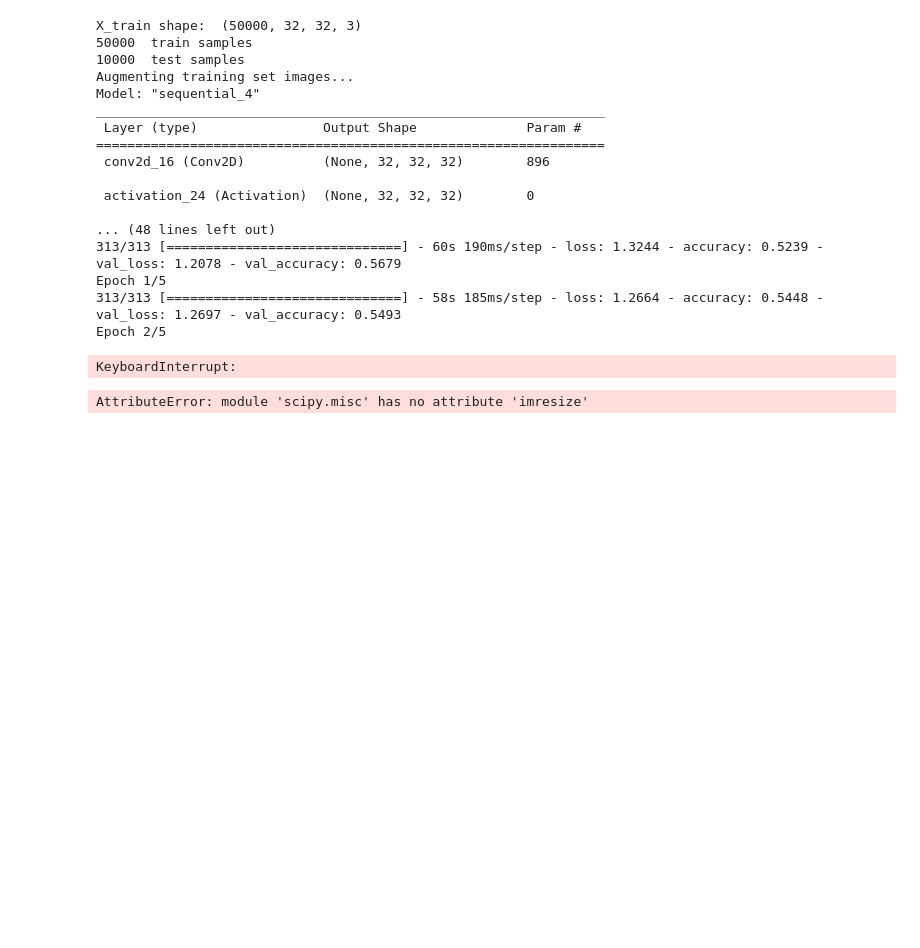
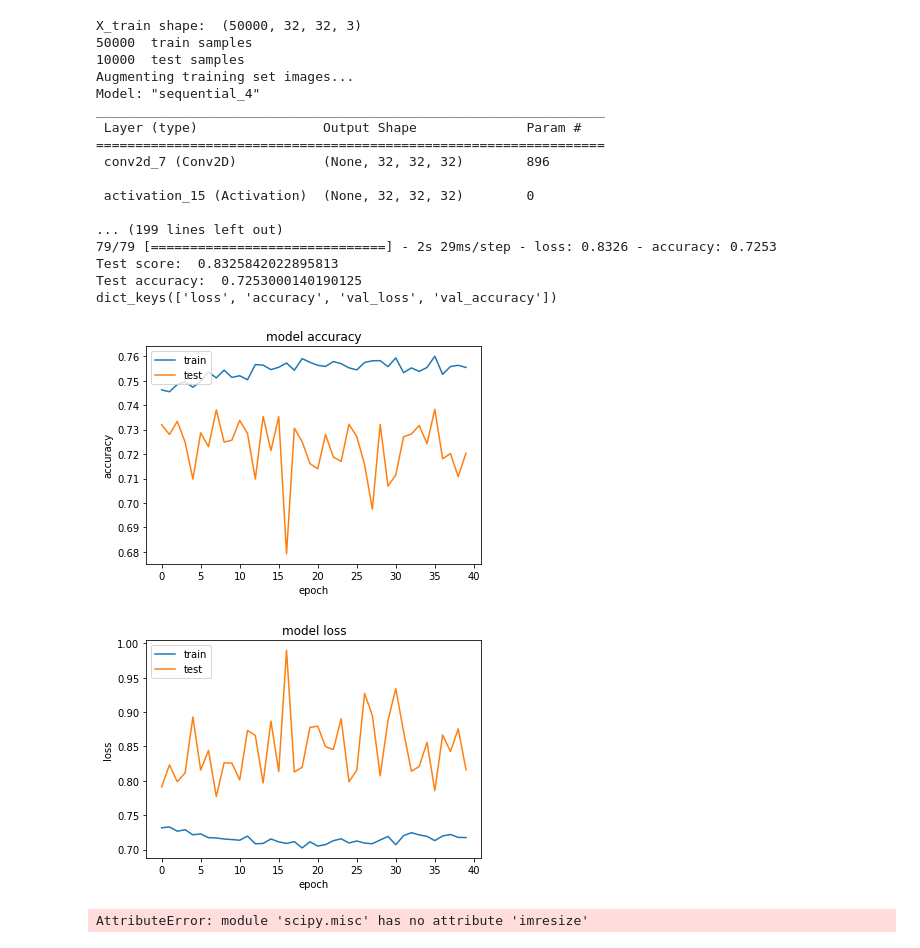
Before and after one commit to lorenarms/SNHU_CS_370_Emerging_Trends_in_CS, a Jupyter notebook: Artl_Lawrence_Assignment3.ipynb, the cells around one changed output. Drawn from its saved outputs; the diff is of its cells as text; code cells hidden in the pictures; blank space fills up the shorter version.

```diff
--- a/Artl_Lawrence_Assignment3.ipynb
+++ b/Artl_Lawrence_Assignment3.ipynb
@@ -221,16 +263,12 @@ print(X_test.shape[0], ' test samples')
 # Augment
 print("Augmenting training set images...")
 datagen = ImageDataGenerator(
-        featurewise_center=False,  # set input mean to 0 over the dataset
-        samplewise_center=False,  # set each sample mean to 0
-        featurewise_std_normalization=False,  # divide inputs by std of the dataset
-        samplewise_std_normalization=False,  # divide each input by its std
-        zca_whitening=False,  # apply ZCA whitening
-        rotation_range=0,  # randomly rotate images in the range (degrees, 0 to 180)
-        width_shift_range=0.1,  # randomly shift images horizontally (fraction of total width)
-        height_shift_range=0.1,  # randomly shift images vertically (fraction of total height)
-        horizontal_flip=True,  # randomly flip images
-        vertical_flip=False)  # randomly flip images
+        rotation_range=40,
+        width_shift_range=0.2,
+        height_shift_range=0.2,
+        zoom_range=0.2,
+        horizontal_flip=True,
+        fill_mode='nearest')
 xtas, ytas = [], []
 for i in range (X_train.shape[0]):
     num_aug = 0
@@ -272,7 +310,6 @@ model.add(MaxPooling2D(pool_size=(2, 2)))
 model.add(Dropout(0.25))
 
 # network with 512 units and ReLU activation
-
 model.add(Flatten())
 model.add(Dense(512))
 model.add(Activation('relu'))
@@ -283,9 +320,6 @@ model.add(Activation('softmax'))
 model.summary()
 
 # train
-
-
-
 model.compile(loss='categorical_crossentropy', optimizer=OPTIM,
              metrics=['accuracy'])
 model.fit(X_train, Y_train, batch_size = BATCH_SIZE,
@@ -310,43 +344,45 @@ open('cifar10_architecture.json', 'w').write(model_json)
 # Save weights
 model.save_weights('cifar10_weights.h5', overwrite=True)
 
 # list all data in history
 print(history.history.keys())
 # summarize history for accuracy
-plt.plot(history.history['acc'])
-plt.plot(history.history['val_acc'])
+plt.plot(history.history['accuracy'])
+plt.plot(history.history['val_accuracy'])
 plt.title('model accuracy')
 plt.ylabel('accuracy')
 plt.xlabel('epoch')
 plt.legend(['train', 'test'], loc='upper left')
 plt.show()
+
 # summarize history for loss
 plt.plot(history.history['loss'])
 plt.plot(history.history['val_loss'])
 plt.title('model loss')
 plt.ylabel('loss')
 plt.xlabel('epoch')
 plt.legend(['train', 'test'], loc='upper left')
 plt.show()
 # %% [output]
 X_train shape:  (50000, 32, 32, 3)
 50000  train samples
 10000  test samples
 Augmenting training set images...
 Model: "sequential_4"
 _________________________________________________________________
  Layer (type)                Output Shape              Param #
 =================================================================
- conv2d_16 (Conv2D)          (None, 32, 32, 32)        896
+ conv2d_7 (Conv2D)           (None, 32, 32, 32)        896
 
- activation_24 (Activation)  (None, 32, 32, 32)        0
+ activation_15 (Activation)  (None, 32, 32, 32)        0
 
-... (48 lines left out)
-313/313 [==============================] - 60s 190ms/step - loss: 1.3244 - accuracy: 0.5239 - val_loss: 1.2078 - val_accuracy: 0.5679
-Epoch 1/5
-313/313 [==============================] - 58s 185ms/step - loss: 1.2664 - accuracy: 0.5448 - val_loss: 1.2697 - val_accuracy: 0.5493
-Epoch 2/5
+... (199 lines left out)
+79/79 [==============================] - 2s 29ms/step - loss: 0.8326 - accuracy: 0.7253
+Test score:  0.8325842022895813
+Test accuracy:  0.7253000140190125
+dict_keys(['loss', 'accuracy', 'val_loss', 'val_accuracy'])
-KeyboardInterrupt:
+[figure, added]
+[figure, added]
 # %%
 import numpy as np
 import scipy.misc
```
Also changed, not shown: parts of 2 cells of this notebook, 51 other files.
